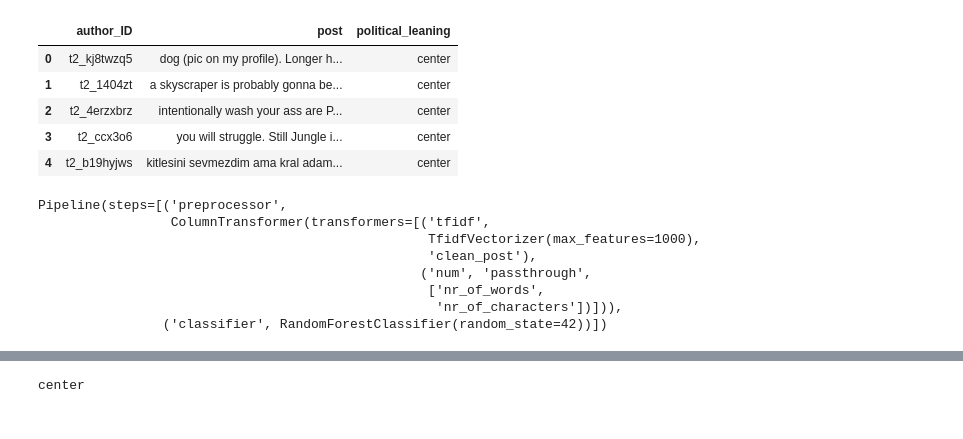
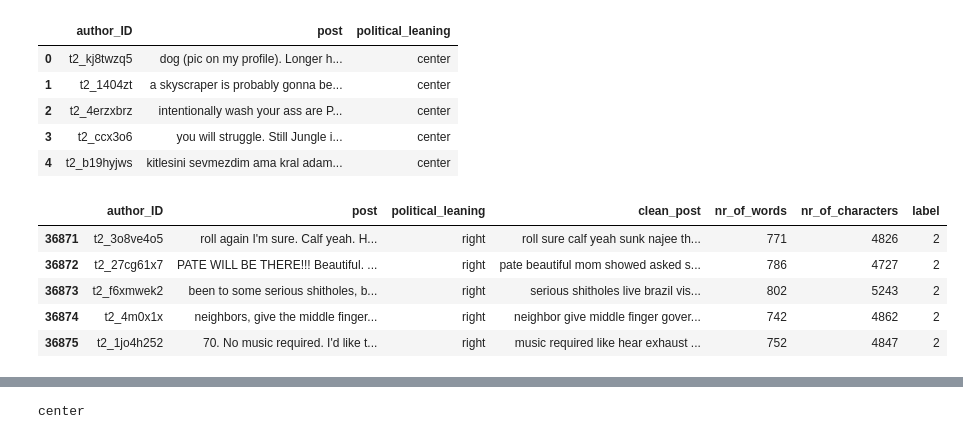
Before and after one commit to wxsoi/LAI, a Jupyter notebook: model.ipynb, the cells around one changed output, grey strips where cells are left out. Saved outputs shown, nothing was run; the diff lists cells and outputs as text; code cells hidden in the pictures.

```diff
--- a/model.ipynb
+++ b/model.ipynb
@@ -48,39 +69,0 @@ df['label'] = le.fit_transform(df['political_leaning'])  # 0, 1, 2 for left, cen
-# %%
-from sklearn.ensemble import RandomForestClassifier
-from sklearn.pipeline import FeatureUnion, Pipeline
-from sklearn.compose import ColumnTransformer
-from sklearn.impute import SimpleImputer
-from sklearn.feature_selection import SelectKBest, chi2
-
-# Vectorize text data
-tfidf = TfidfVectorizer(max_features=1000)  # Adjust based on corpus size
-
-# Combine with numeric features
-preprocessor = ColumnTransformer(
-    transformers=[
-        ('tfidf', tfidf, 'clean_post'),
-        ('num', 'passthrough', ['nr_of_words', 'nr_of_characters'])
-    ]
-)
-
-# Define pipeline
-pipeline = Pipeline(steps=[
-    ('preprocessor', preprocessor),
-    ('classifier', RandomForestClassifier(n_estimators=100, random_state=42))
-])
-
-# Train-test split
-X_train, X_test, y_train, y_test = train_test_split(df[['clean_post', 'nr_of_words', 'nr_of_characters']],
-                                                    df['label'], test_size=0.2, random_state=42)
-
-# Train model
-pipeline.fit(X_train, y_train)
-# %% [output]
-Pipeline(steps=[('preprocessor',
-                 ColumnTransformer(transformers=[('tfidf',
-                                                  TfidfVectorizer(max_features=1000),
-                                                  'clean_post'),
-                                                 ('num', 'passthrough',
-                                                  ['nr_of_words',
-                                                   'nr_of_characters'])])),
-                ('classifier', RandomForestClassifier(random_state=42))])
@@ -90,0 +70,9 @@ shap_values = explainer(X_test_transformed)
+# %%
+df.head()
+# %% [output]
+|  | author_ID | post | political_leaning | clean_post | nr_of_words | nr_of_characters | label |
+| 36871 | t2_3o8ve4o5 | roll again I'm sure. Calf yeah. H... | right | roll sure calf yeah sunk najee th... | 771 | 4826 | 2 |
+| 36872 | t2_27cg61x7 | PATE WILL BE THERE!!! Beautiful. ... | right | pate beautiful mom showed asked s... | 786 | 4727 | 2 |
+| 36873 | t2_f6xmwek2 | been to some serious shitholes, b... | right | serious shitholes live brazil vis... | 802 | 5243 | 2 |
+| 36874 | t2_4m0x1x | neighbors, give the middle finger... | right | neighbor give middle finger gover... | 742 | 4862 | 2 |
+| 36875 | t2_1jo4h252 | 70. No music required. I'd like t... | right | music required like hear exhaust ... | 752 | 4847 | 2 |
```
Also changed, not shown: parts of 16 cells of this notebook, 1 other file.
